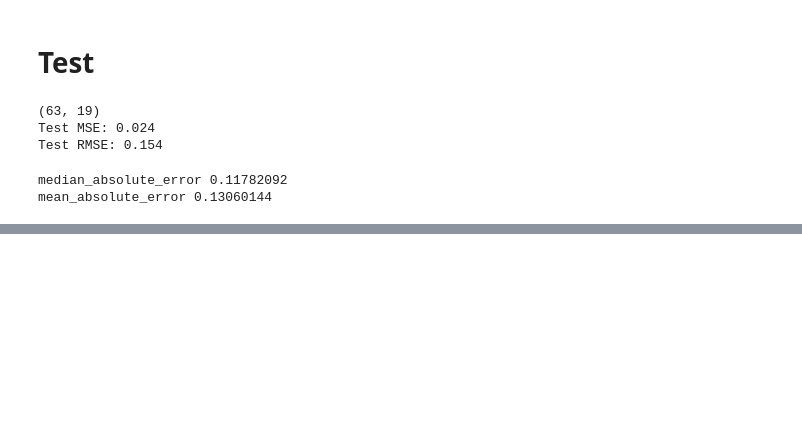
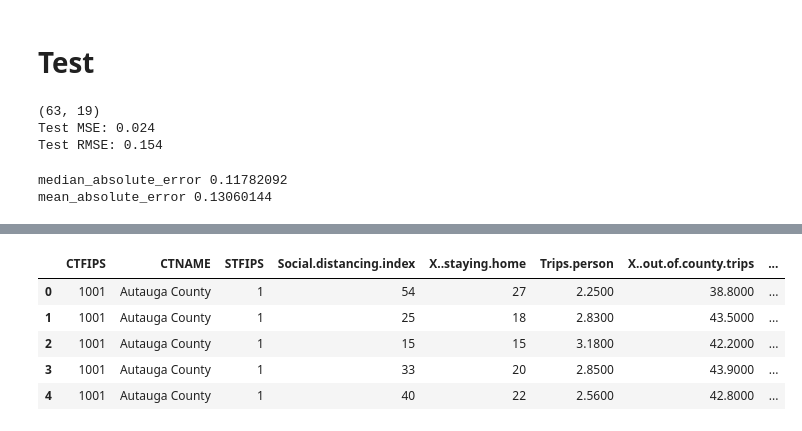
Before and after one commit to jeyasri-s2/meansquares, a Jupyter notebook: version2/modeling/lstm/TX_TimeSeriesLSTM.ipynb, the cells around one changed output, grey strips where cells are left out. Cells and saved outputs as stored; diff of their text form; code cells hidden in the pictures; blank space fills up the shorter version.

```diff
--- a/version2/modeling/lstm/TX_TimeSeriesLSTM.ipynb
+++ b/version2/modeling/lstm/TX_TimeSeriesLSTM.ipynb
@@ -323,0 +336,11 @@ mean_absolute_error 0.13060144
+# %%
+def fixDate(x, appendTwenty):
+  arr = x.split('/')
+  m = arr[0]
+  d = arr[1]
+  y = arr[2]
+
+  if appendTwenty == True:
+    return '20'+y+'-'+m+'-'+d
+  else:
+      return y+'-'+m+'-'+d
@@ -323,0 +349,9 @@ mean_absolute_error 0.13060144
+# %%
+maryland_sd_inertia.head()
+# %% [output]
+|  | CTFIPS | CTNAME | STFIPS | Social.distancing.index | X..staying.home | Trips.person | X..out.of.county.trips | ... |
+| 0 | 1001 | Autauga County | 1 | 54 | 27 | 2.2500 | 38.8000 | ... |
+| 1 | 1001 | Autauga County | 1 | 25 | 18 | 2.8300 | 43.5000 | ... |
+| 2 | 1001 | Autauga County | 1 | 15 | 15 | 3.1800 | 42.2000 | ... |
+| 3 | 1001 | Autauga County | 1 | 33 | 20 | 2.8500 | 43.9000 | ... |
+| 4 | 1001 | Autauga County | 1 | 40 | 22 | 2.5600 | 42.8000 | ... |
```
Also changed, not shown: parts of 15 cells of this notebook.
